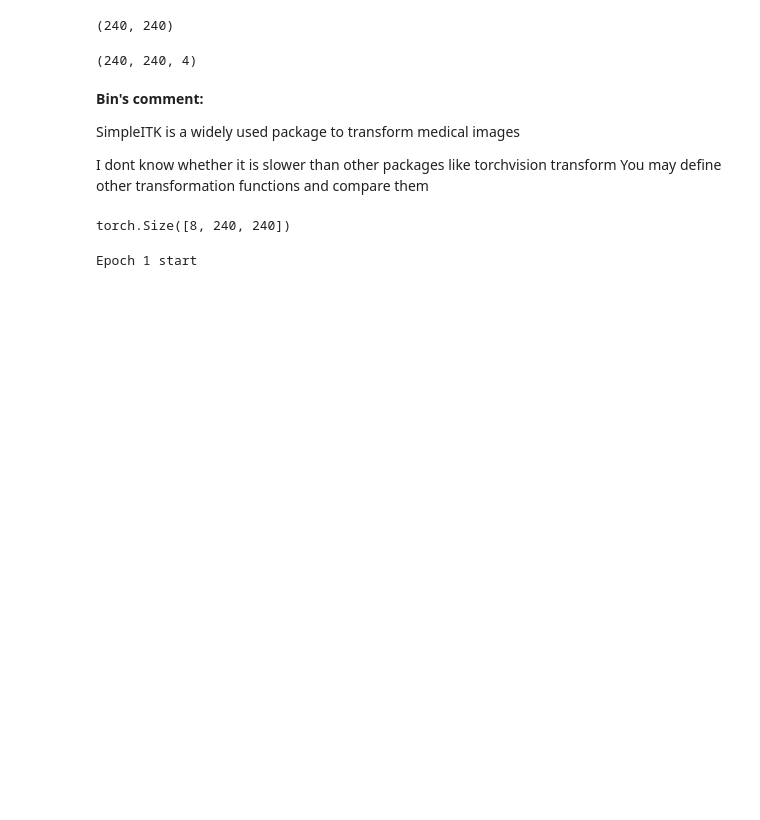
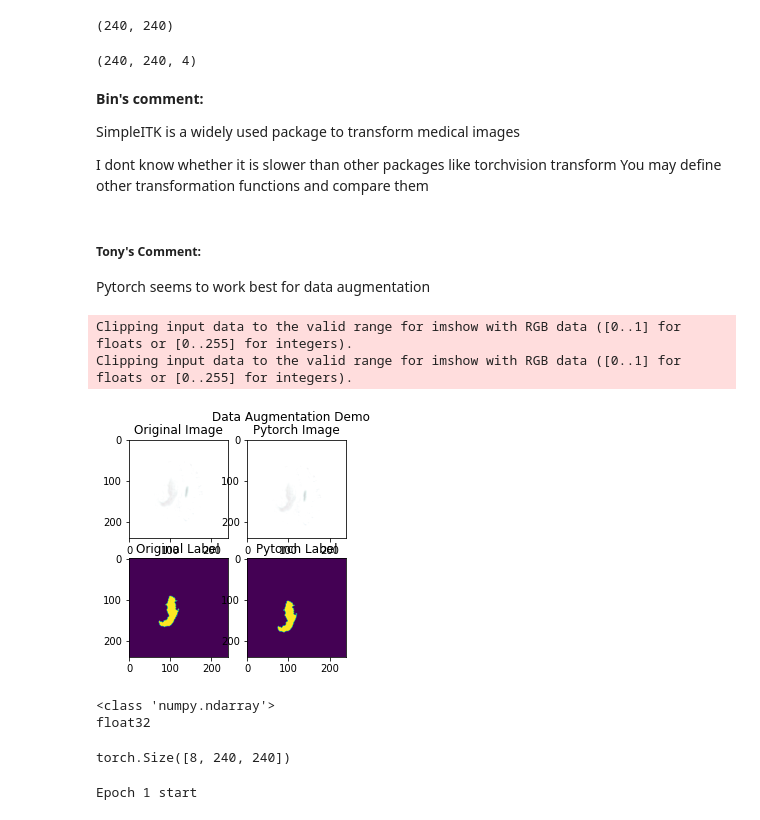
Before and after one commit to binhu02/CSCI5561_Project, a Jupyter notebook: CSCI5561_Refactored/main.ipynb, the cells around one changed output. Drawn from its saved outputs; the diff is of its cells as text; code cells hidden in the pictures; blank space fills up the shorter version.

```diff
--- a/CSCI5561_Refactored/main.ipynb
+++ b/CSCI5561_Refactored/main.ipynb
@@ -132,4 +133,7 @@ SimpleITK is a widely used package to transform medical images
 
 I dont know whether it is slower than other packages like torchvision transform
 You may define other transformation functions and compare them
+# %% [markdown]
+##### Tony's Comment:
+Pytorch seems to work best for data augmentation
 # %%
@@ -142,3 +250,56 @@ def transform(input_array, label_array):
+# %%
+for idx in range(100):
+    img = image_loader('train', 'x', idx)
+    label = image_loader('train', 'y', idx)
+    img_reordered = img.transpose((2, 0, 1))
+    # print(img_reordered.shape)
+    # print(label.shape)
+    # print(img.dtype)
+    transformed_input, transformed_label = transform(img_reordered, label)
+    # print(transformed_input.shape)
+    # print(transformed_label.shape)
+    # transformed_inputITK, transformed_labelITK = transformITK(img, label)
+
+    # turn back into original shape
+    transformed_input_orig = np.array([[transformed_input[:,i,j] for j in range(transformed_input.shape[2])] for i in range(transformed_input.shape[1])])
+    # print(transformed_input_orig.shape)
+# %%
+plt.subplot(2,3,1)
+plt.imshow(img)
+plt.title("Original Image")
+
+plt.subplot(2,3,2)
+plt.imshow(transformed_input_orig)
+plt.title("Pytorch Image")
+
+# plt.subplot(2,3,3)
+# plt.imshow(transformed_inputITK)
+# plt.title("SITK Image")
+
+plt.subplot(2,3,4)
+plt.imshow(label)
+plt.title("Original Label")
+
+plt.subplot(2,3,5)
+plt.imshow(transformed_label)
+plt.title("Pytorch Label")
+
+# plt.subplot(2,3,6)
+# plt.imshow(transformed_labelITK)
+# plt.title("SITK Label")
+
+plt.suptitle("Data Augmentation Demo")
+plt.show()
+# %% [output]
+Clipping input data to the valid range for imshow with RGB data ([0..1] for floats or [0..255] for integers).
+Clipping input data to the valid range for imshow with RGB data ([0..1] for floats or [0..255] for integers).
+[figure, added]
+# %%
+print(type(transformed_input))
+print(transformed_input.dtype)
+# %% [output]
+<class 'numpy.ndarray'>
+float32
 # %%
 class TrainDataset(Dataset):
     def __init__(self):
```
Also changed, not shown: parts of 8 cells of this notebook, 3 other files.
